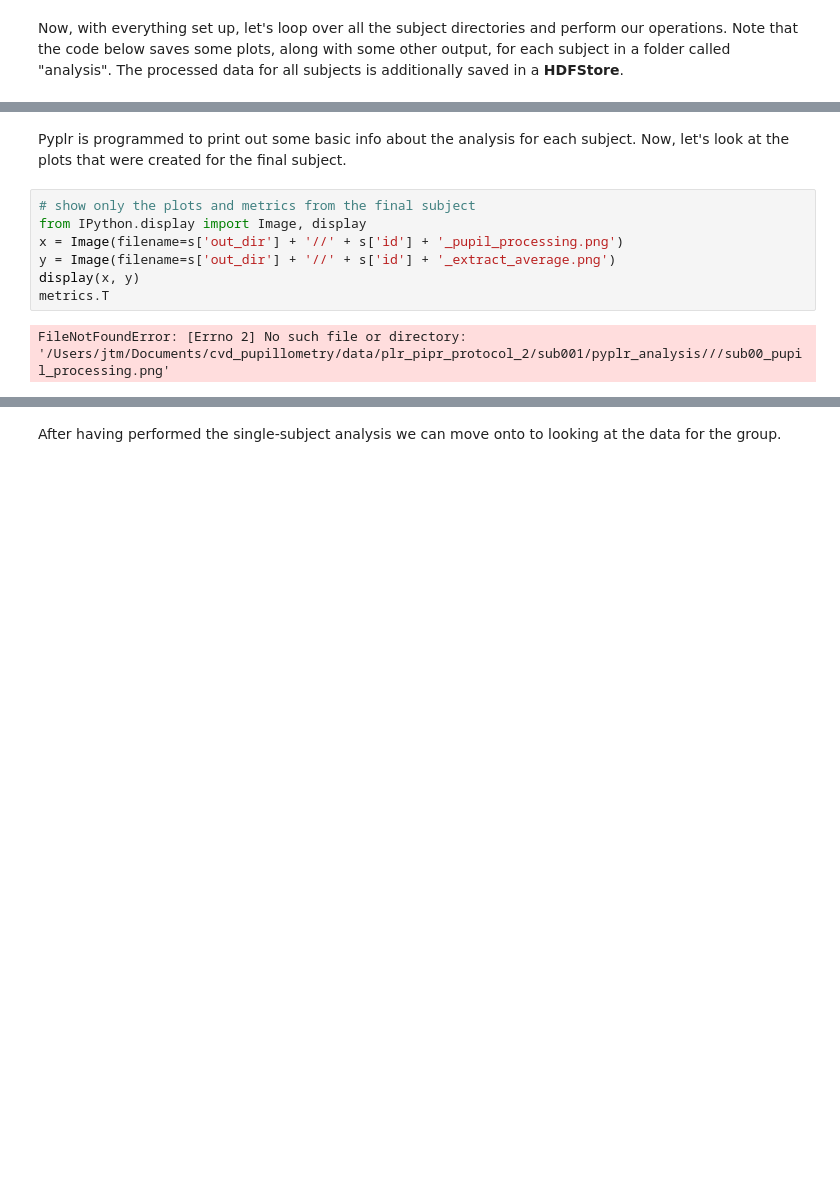
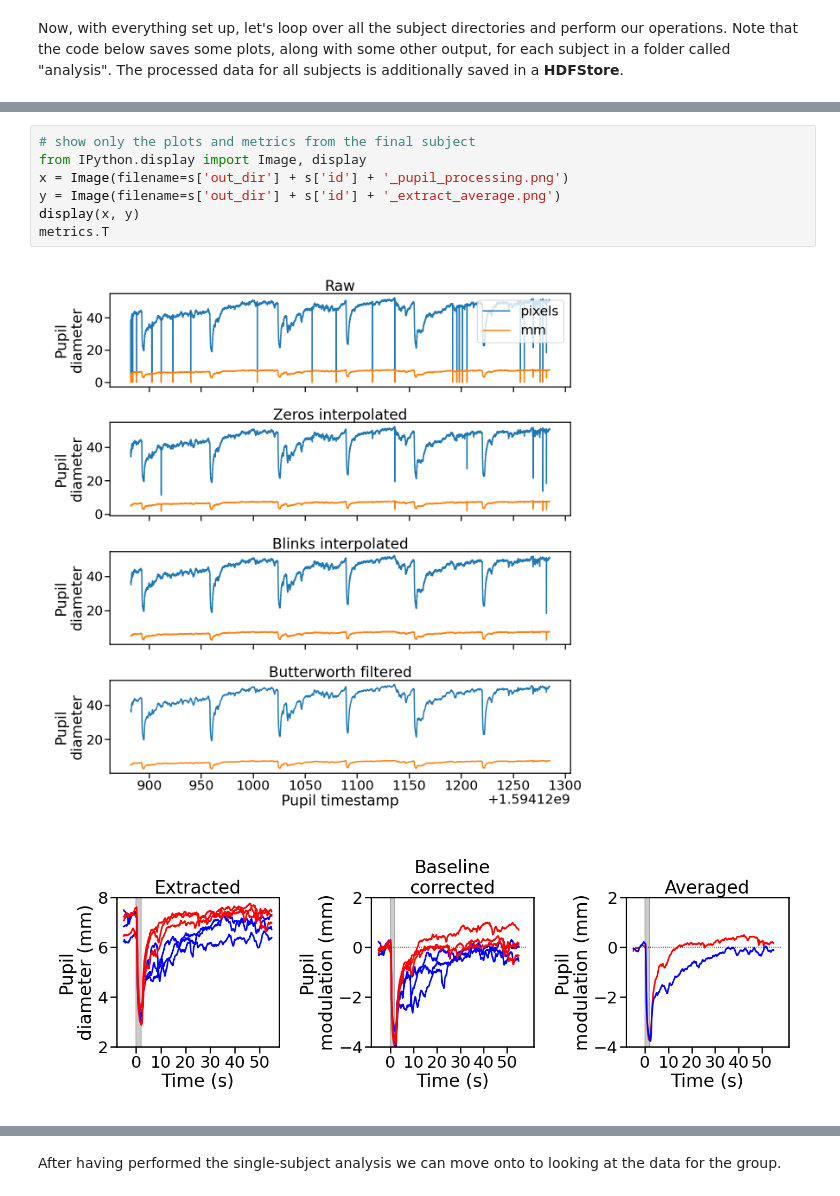
Before and after one commit to PyPlr/cvd_pupillometry, a Jupyter notebook: PyPlr/pyplr/notebooks/pyplr_analysis_pipeline.ipynb, the cells around one changed output, grey strips where cells are left out. Cells and saved outputs as stored; diff of their text form; blank space fills up the shorter version.

```diff
--- a/PyPlr/pyplr/notebooks/pyplr_analysis_pipeline.ipynb
+++ b/PyPlr/pyplr/notebooks/pyplr_analysis_pipeline.ipynb
@@ -210,14 +211,13 @@ Percentage of data interpolated for each trial (mean = 0.54):
 4          1.972222
 5          2.416667
 0 trials were marked for rejection
-# %% [markdown]
-Pyplr is programmed to print out some basic info about the analysis for each subject. Now, let's look at the plots that were created for the final subject.
 # %%
 # show only the plots and metrics from the final subject
 from IPython.display import Image, display
-x = Image(filename=s['out_dir'] + '//' + s['id'] + '_pupil_processing.png')
-y = Image(filename=s['out_dir'] + '//' + s['id'] + '_extract_average.png')
+x = Image(filename=s['out_dir'] + s['id'] + '_pupil_processing.png')
+y = Image(filename=s['out_dir'] + s['id'] + '_extract_average.png')
 display(x, y)
 metrics.T
 # %% [output]
-FileNotFoundError: [Errno 2] No such file or directory: '/Users/jtm/Documents/cvd_pupillometry/data/plr_pipr_protocol_2/sub001/pyplr_analysis///sub00_pupil_processing.png'
+[figure, added]
+[figure, added]
```
Also changed, not shown: parts of 7 cells of this notebook, 1 other file.
